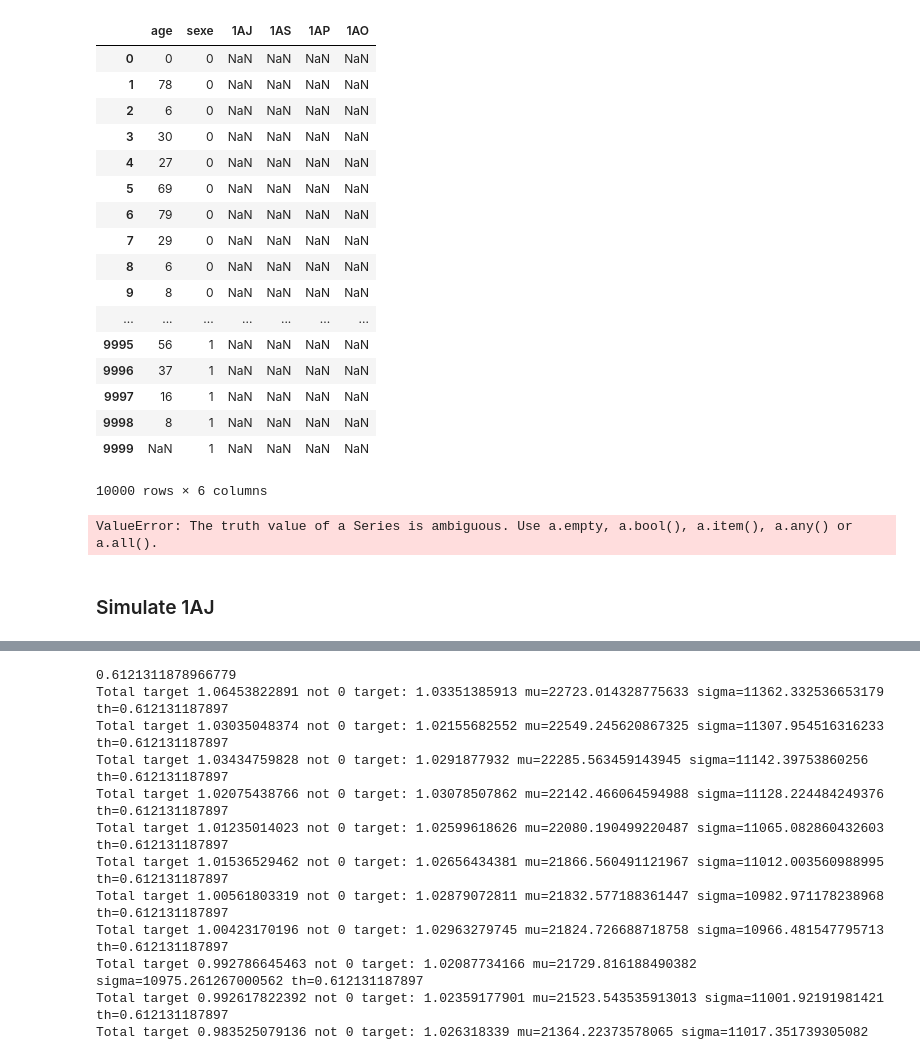
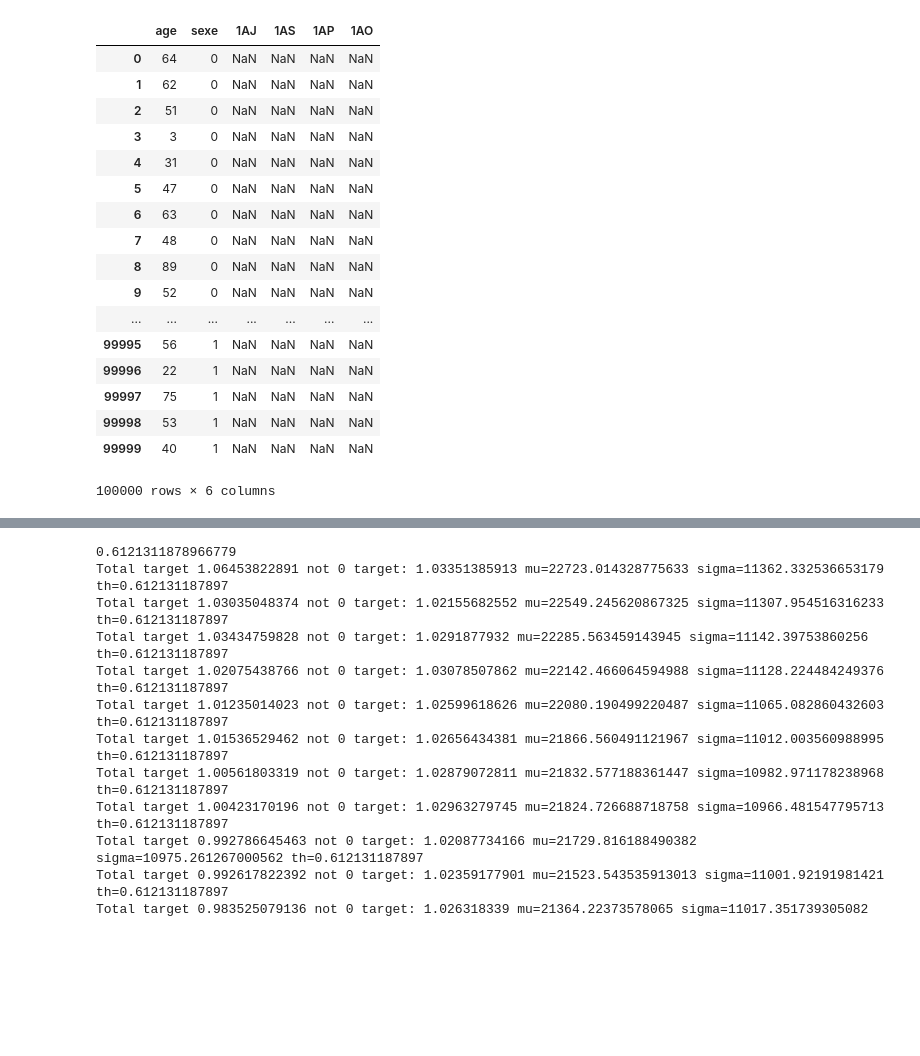
Before and after one commit to edarin/population_simulator, a Jupyter notebook: src/Simulation_brute.ipynb, the cells around one changed output, grey strips where cells are left out. Cells and saved outputs as stored; diff of their text form; code cells hidden in the pictures; blank space fills up the shorter version.

```diff
--- a/src/Simulation_brute.ipynb
+++ b/src/Simulation_brute.ipynb
@@ -79,40 +71,29 @@ Nombre de femme nécessaire dans notre échantillon :  5153
-# %%
-#génère la variable sexe et age : postule que les nbr_femme premières lignes sont des femmes
-
-for individu in population.index:
-    if individu < int(round(sum(reference_age_sexe.nbr_femme),4)*sample_size):
-        population.ix[individu, "sexe"] = 0
-        population.ix[:individu-1, "age"] = np.random.choice(101, individu, p=reference_sexe.nbr_femme)
-        #génération de l'âge en fonction des proportions de l'INSEE
-
-    else:
-        population.ix[individu, "sexe"] = 1
-        population.ix[:individu-1, "age"] = np.random.choice(101, individu, p=reference_sexe.nbr_homme)
-population
-# %% [output]
-|  | age | sexe | 1AJ | 1AS | 1AP | 1AO |
-| 0 | 0 | 0 | NaN | NaN | NaN | NaN |
-| 1 | 78 | 0 | NaN | NaN | NaN | NaN |
-| 2 | 6 | 0 | NaN | NaN | NaN | NaN |
-| 3 | 30 | 0 | NaN | NaN | NaN | NaN |
-| 4 | 27 | 0 | NaN | NaN | NaN | NaN |
-| 5 | 69 | 0 | NaN | NaN | NaN | NaN |
-| 6 | 79 | 0 | NaN | NaN | NaN | NaN |
-| 7 | 29 | 0 | NaN | NaN | NaN | NaN |
-| 8 | 6 | 0 | NaN | NaN | NaN | NaN |
-| 9 | 8 | 0 | NaN | NaN | NaN | NaN |
-| ... | ... | ... | ... | ... | ... | ... |
-| 9995 | 56 | 1 | NaN | NaN | NaN | NaN |
-| 9996 | 37 | 1 | NaN | NaN | NaN | NaN |
-| 9997 | 16 | 1 | NaN | NaN | NaN | NaN |
-| 9998 | 8 | 1 | NaN | NaN | NaN | NaN |
-| 9999 | NaN | 1 | NaN | NaN | NaN | NaN |
-10000 rows × 6 columns
-# %%
-#test de la probabilité TODO
-
-    population.age.value_counts()
-# %% [output]
-ValueError: The truth value of a Series is ambiguous. Use a.empty, a.bool(), a.item(), a.any() or a.all().
-# %% [markdown]
-### Simulate 1AJ
+# %%
+# Génération sexe
+population.loc[:nbr_femme-1, "sexe"] = np.zeros(nbr_femme,dtype=int)
+population.loc[nbr_femme:, "sexe"] = np.ones(nbr_homme, dtype=int)
+
+#Génération de l'âge
+ages = reference_sexe['age'].nunique()
+population.loc[population['sexe'] == 0, "age"] = np.random.choice(ages, nbr_femme, p=reference_sexe.proba_femme)
+population.loc[population['sexe'] == 1, "age"] = np.random.choice(ages, nbr_homme, p=reference_sexe.proba_homme)
+population
+# %% [output]
+|  | age | sexe | 1AJ | 1AS | 1AP | 1AO |
+| 0 | 64 | 0 | NaN | NaN | NaN | NaN |
+| 1 | 62 | 0 | NaN | NaN | NaN | NaN |
+| 2 | 51 | 0 | NaN | NaN | NaN | NaN |
+| 3 | 3 | 0 | NaN | NaN | NaN | NaN |
+| 4 | 31 | 0 | NaN | NaN | NaN | NaN |
+| 5 | 47 | 0 | NaN | NaN | NaN | NaN |
+| 6 | 63 | 0 | NaN | NaN | NaN | NaN |
+| 7 | 48 | 0 | NaN | NaN | NaN | NaN |
+| 8 | 89 | 0 | NaN | NaN | NaN | NaN |
+| 9 | 52 | 0 | NaN | NaN | NaN | NaN |
+| ... | ... | ... | ... | ... | ... | ... |
+| 99995 | 56 | 1 | NaN | NaN | NaN | NaN |
+| 99996 | 22 | 1 | NaN | NaN | NaN | NaN |
+| 99997 | 75 | 1 | NaN | NaN | NaN | NaN |
+| 99998 | 53 | 1 | NaN | NaN | NaN | NaN |
+| 99999 | 40 | 1 | NaN | NaN | NaN | NaN |
+100000 rows × 6 columns
```
Also changed, not shown: parts of 14 cells of this notebook, 1 other file.
